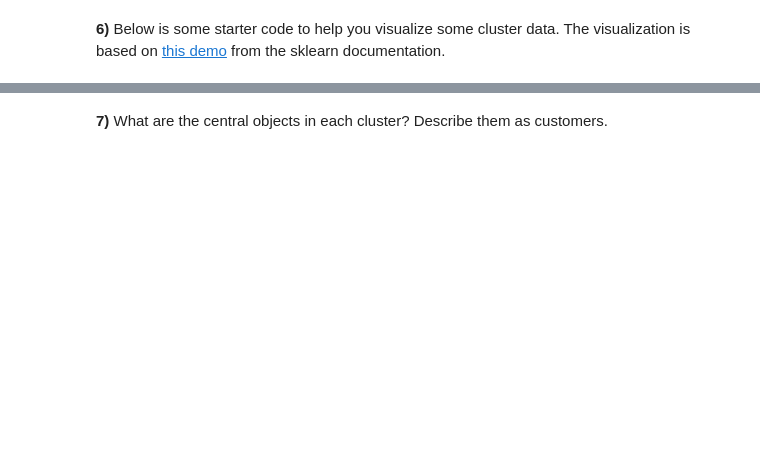
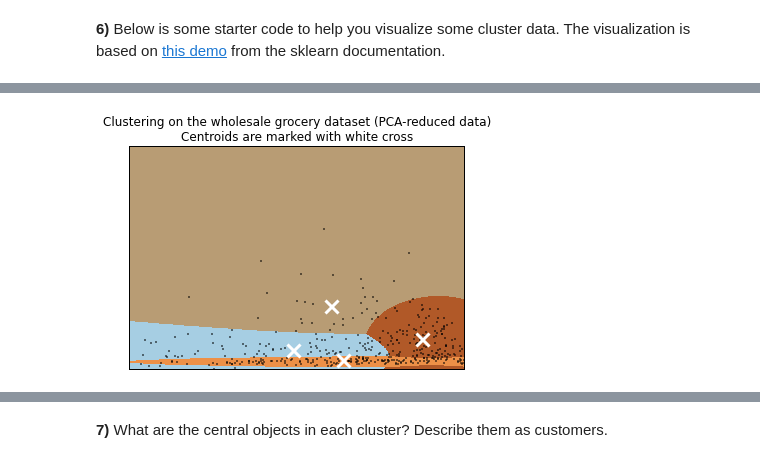
Before and after one commit to fatalispm/customer_segments, a Jupyter notebook: customer_segments.ipynb, the cells around one changed output, grey strips where cells are left out. Drawn from its saved outputs; the diff is of its cells as text; code cells hidden in the pictures; blank space fills up the shorter version.

```diff
--- a/customer_segments.ipynb
+++ b/customer_segments.ipynb
@@ -98,0 +160,4 @@ print clusters
+# %%
+reduced_data = sort_reduced(reduced_data)
+# %%
+reduced_data = reduced_data[40:]
@@ -114,21 +179,38 @@ print centroids
+# %%
+# TODO: Find the centroids for KMeans or the cluster means for GMM
+
+#centroids = clusters.means_print centroids
+def fit_cluster(n_components = 3):
+    clusters = GMM(n_components=n_components)
+    clusters.fit(reduced_data)
+    Z = clusters.predict(np.c_[xx.ravel(), yy.ravel()])
+    Z = Z.reshape(xx.shape)
+    centroids = clusters.means_
+    return Z,centroids
+Z, centroids = fit_cluster(3)
 # %%
-# Put the result into a color plot
-Z = Z.reshape(xx.shape)
-plt.figure(1)
-plt.clf()
-plt.imshow(Z, interpolation='nearest',
+
+def plot(Z, centroids):
+    plt.figure(1)
+    plt.clf()
+    plt.imshow(Z, interpolation='nearest',
            extent=(xx.min(), xx.max(), yy.min(), yy.max()),
            cmap=plt.cm.Paired,
            aspect='auto', origin='lower')
 
-plt.plot(reduced_data[:, 0], reduced_data[:, 1], 'k.', markersize=2)
-plt.scatter(centroids[:, 0], centroids[:, 1],
+    plt.plot(reduced_data[:, 0], reduced_data[:, 1], 'k.', markersize=2)
+    plt.scatter(centroids[:, 0], centroids[:, 1],
             marker='x', s=169, linewidths=3,
             color='w', zorder=10)
-plt.title('Clustering on the wholesale grocery dataset (PCA-reduced data)\n'
+    plt.title('Clustering on the wholesale grocery dataset (PCA-reduced data)\n'
           'Centroids are marked with white cross')
-plt.xlim(x_min, x_max)
-plt.ylim(y_min, y_max)
-plt.xticks(())
-plt.yticks(())
-plt.show()
+    plt.xlim(x_min, x_max)
+    plt.ylim(y_min, y_max)
+    plt.xticks(())
+    plt.yticks(())
+    plt.show()
+# %%
+Z, centroids = fit_cluster(4)
+plot(Z, centroids)
+# %% [output]
+[figure, added]
```
Also changed, not shown: parts of 35 cells of this notebook, 7 other files.
